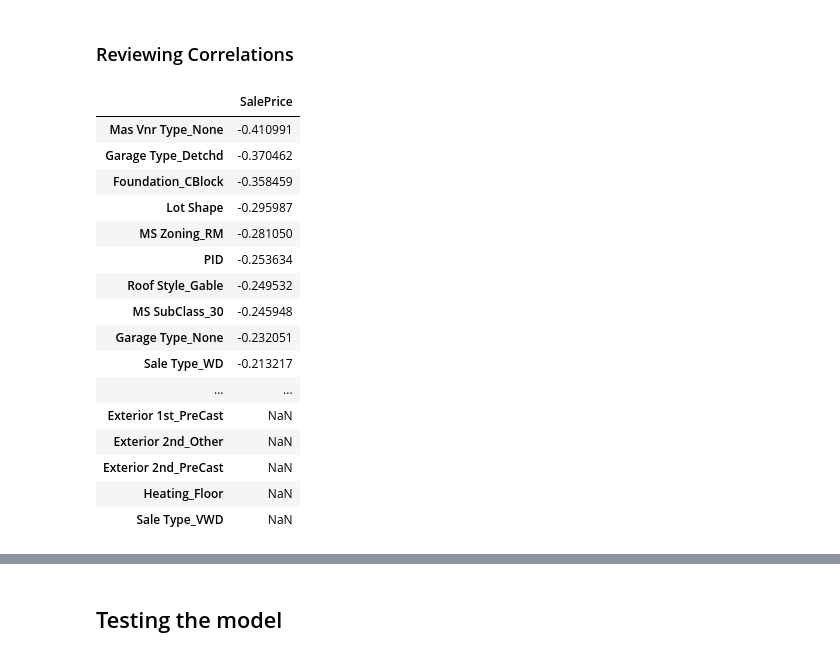
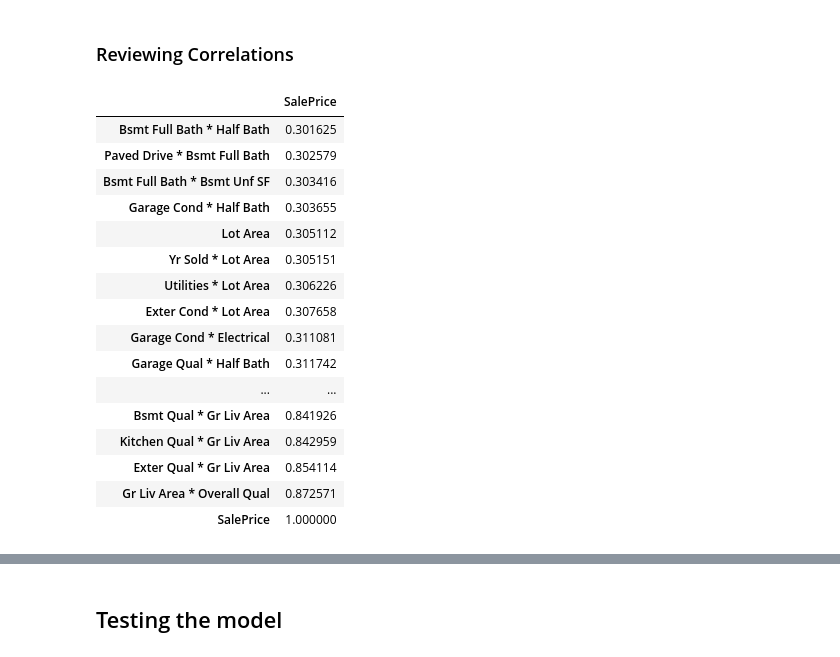
Before and after one commit to LexLau/Estimating_Housing_Sale_Prices_in_Ames, a Jupyter notebook: Ames Testing.ipynb, the cells around one changed output, grey strips where cells are left out. Saved outputs shown, nothing was run; the diff lists cells and outputs as text; code cells hidden in the pictures.

Commit message:
324 interactions + features + 1 dummie > 0.3 correlation, 10 outliers removed, Ridge Regression

```diff
--- a/Ames Testing.ipynb
+++ b/Ames Testing.ipynb
@@ -235,10 +890,13 @@ dtype: int64
 ### Get Dummies
 # %%
 # Getting dummies for all Nominal Features
-nominal_features = ['Mas Vnr Type', 'MS SubClass', 'MS Zoning', 'Street', 'Misc Feature', 'Land Contour',
-                     'Lot Config', 'Neighborhood', 'Condition 1', 'Condition 2', 'Bldg Type', 'House Style',
-                     'Roof Style', 'Roof Matl', 'Exterior 1st', 'Exterior 2nd', 'Alley', 'Foundation',
-                     'Garage Type', 'Heating', 'Central Air', 'Sale Type']
+nominal_features = ['Mas Vnr Type']
+
+# After testing, we found a < 0.3 correlation with these features
+#                     'MS SubClass', 'MS Zoning', 'Street', 'Misc Feature', 'Land Contour',
+#                      'Lot Config', 'Neighborhood', 'Condition 1', 'Condition 2', 'Bldg Type', 'House Style',
+#                      'Roof Style', 'Roof Matl', 'Exterior 1st', 'Exterior 2nd', 'Alley', 'Foundation',
+#                      'Garage Type', 'Heating', 'Central Air', 'Sale Type']
 # %%
 # getting Dummies for categorizations - Nominal features
 df_train = pd.get_dummies(data = df_train, columns = nominal_features)
@@ -321,0 +979,22 @@ set(df_train.columns) - set(df_test.columns)
+# %%
+# Listing the remaining features to drop
+
+excluded_features = ['PID',
+
+#continuous features
+                     '2nd Flr SF', '3Ssn Porch', 'Bsmt Unf SF', 'BsmtFin SF 2', 'Enclosed Porch',
+                     'Low Qual Fin SF', 'Misc Val', 'Pool Area',
+                     'Screen Porch',
+# ordinal features
+                     'Lot Shape','Fence', 'Overall Cond', 'Land Slope', 'BsmtFin Type 2', 'Utilities', 'Exter Cond',
+                     'Pool QC', 'Functional', 'Bsmt Cond', 'Electrical', 'Garage Cond', 'Garage Qual', 'Paved Drive',
+
+# discrete features
+                     'Bedroom AbvGr', 'Bsmt Full Bath', 'Bsmt Half Bath', 'Half Bath', 'Kitchen AbvGr',
+                     'Mo Sold', 'Yr Sold',
+
+#Nominal Features =
+                     'MS SubClass', 'MS Zoning', 'Street', 'Misc Feature', 'Land Contour',
+                     'Lot Config', 'Neighborhood', 'Condition 1', 'Condition 2', 'Bldg Type', 'House Style',
+                     'Roof Style', 'Roof Matl', 'Exterior 1st', 'Exterior 2nd', 'Alley', 'Foundation',
+                     'Garage Type', 'Heating', 'Central Air', 'Sale Type']
@@ -335,26 +1030,26 @@ df_test.shape
 ### Reviewing Correlations
 # %%
 # finding correlation values
-pd.set_option('display.max_rows', 259)
+pd.set_option('display.max_rows', 500)
 df_train.corr()[['SalePrice']].sort_values('SalePrice')
 # %% [output]
 |  | SalePrice |
-| Mas Vnr Type_None | -0.410991 |
-| Garage Type_Detchd | -0.370462 |
-| Foundation_CBlock | -0.358459 |
-| Lot Shape | -0.295987 |
-| MS Zoning_RM | -0.281050 |
-| PID | -0.253634 |
-| Roof Style_Gable | -0.249532 |
-| MS SubClass_30 | -0.245948 |
-| Garage Type_None | -0.232051 |
-| Sale Type_WD | -0.213217 |
+| Bsmt Full Bath * Half Bath | 0.301625 |
+| Paved Drive * Bsmt Full Bath | 0.302579 |
+| Bsmt Full Bath * Bsmt Unf SF | 0.303416 |
+| Garage Cond * Half Bath | 0.303655 |
+| Lot Area | 0.305112 |
+| Yr Sold * Lot Area | 0.305151 |
+| Utilities * Lot Area | 0.306226 |
+| Exter Cond * Lot Area | 0.307658 |
+| Garage Cond * Electrical | 0.311081 |
+| Garage Qual * Half Bath | 0.311742 |
 | ... | ... |
-| Exterior 1st_PreCast | NaN |
-| Exterior 2nd_Other | NaN |
-| Exterior 2nd_PreCast | NaN |
-| Heating_Floor | NaN |
-| Sale Type_VWD | NaN |
+| Bsmt Qual * Gr Liv Area | 0.841926 |
+| Kitchen Qual * Gr Liv Area | 0.842959 |
+| Exter Qual * Gr Liv Area | 0.854114 |
+| Gr Liv Area * Overall Qual | 0.872571 |
+| SalePrice | 1.000000 |
 # %%
 plt.figure(figsize = (6, 50)) # this figsizes are in inches wide and tall
 # need to specify which column you want to sort by, even though there is only 1 column
```
Also changed, not shown: parts of 58 cells of this notebook, 2 other files.
